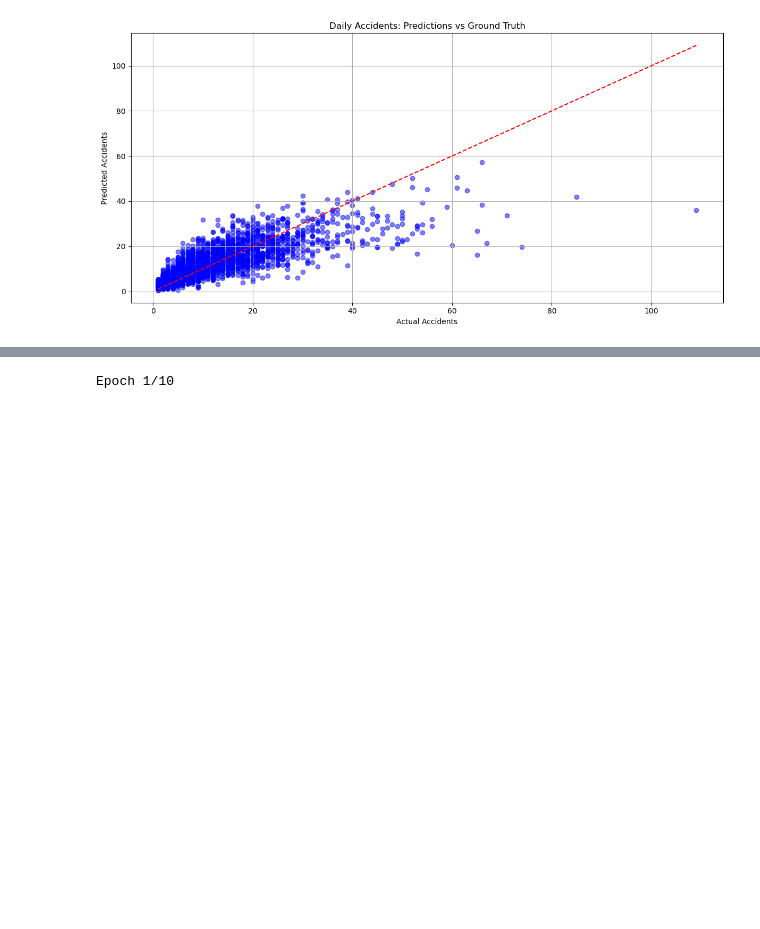
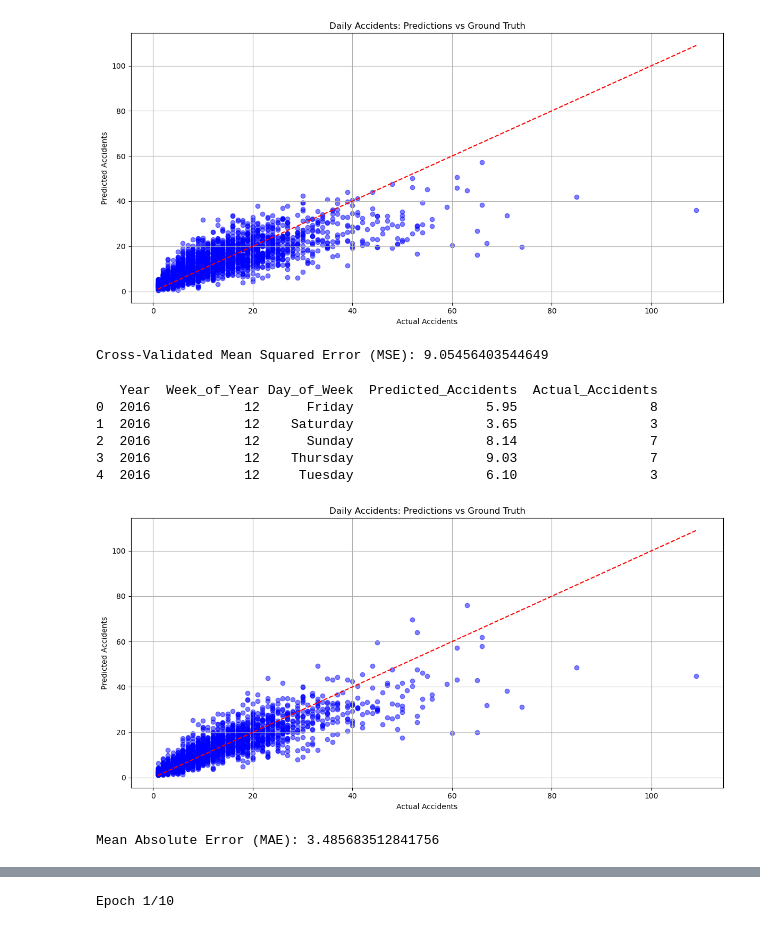
Before and after one commit to Dmytro-Bonislavskyi/team_project, a Jupyter notebook: Experiments/model_dmytro.ipynb, the cells around one changed output, grey strips where cells are left out. Saved outputs shown, nothing was run; the diff lists cells and outputs as text; code cells hidden in the pictures; blank space fills up the shorter version.

```diff
--- a/Experiments/model_dmytro.ipynb
+++ b/Experiments/model_dmytro.ipynb
@@ -463,6 +463,7 @@ from sklearn.compose import ColumnTransformer
 from sklearn.preprocessing import OneHotEncoder, StandardScaler
 from sklearn.impute import SimpleImputer
 from sklearn.metrics import mean_squared_error, r2_score
+from sklearn.model_selection import cross_val_score
 import matplotlib.pyplot as plt
 
 # Define preprocessing for categorical and numerical features
@@ -493,20 +494,60 @@ rf_pipeline.fit(X_train, y_train)
 
 # Make predictions on the test set
 y_pred_rf = rf_pipeline.predict(X_test)
-
-# Evaluate the Random Forest model
-mse_rf = mean_squared_error(y_test, y_pred_rf)
-r2_rf = r2_score(y_test, y_pred_rf)
-
-print("Random Forest Regressor MSE:", mse_rf)
-print("Random Forest Regressor R^2 Score:", r2_rf)
-
-# Plot predictions vs ground truth
-plt.figure(figsize=(10, 6))
-plt.scatter(y_test, y_pred_rf, alpha=0.5, color='blue')
-plt.plot([min(y_test), max(y_test)], [min(y_test), max(y_test)], color='red', linestyle='--')  # Diagonal line
-plt.xlabel('Ground Truth')
-plt.ylabel('Predictions')
-plt.title('Predictions vs Ground Truth')
-plt.grid(True)
-plt.show()
+# %% [output]
+Cross-Validated Mean Squared Error (MSE): 9.05456403544649
+# %%
+import pandas as pd
+import matplotlib.pyplot as plt
+
+# Add predictions to test DataFrame
+X_test['Predicted_Accidents'] = y_pred_rf
+X_test['Accidents'] = y_test
+
+# Aggregate predictions and actual values by Year, Week_of_Year, and Day_of_Week
+daily_predictions = X_test.groupby(['Year', 'Week_of_Year', 'Day_of_Week'])['Predicted_Accidents'].sum().reset_index()
+daily_actuals = X_test.groupby(['Year', 'Week_of_Year', 'Day_of_Week'])['Accidents'].sum().reset_index()
+
+# Merge predictions and actuals
+daily_summary = pd.merge(daily_predictions, daily_actuals, on=['Year', 'Week_of_Year', 'Day_of_Week'], how='inner')
+daily_summary.columns = ['Year', 'Week_of_Year', 'Day_of_Week', 'Predicted_Accidents', 'Actual_Accidents']
+
+# Print the first few rows of the daily summary
+print(daily_summary.head())
+
+# Calculate MSE and R^2 score for daily summaries
+mse_daily = mean_squared_error(daily_summary['Actual_Accidents'], daily_summary['Predicted_Accidents'])
+r2_daily = r2_score(daily_summary['Actual_Accidents'], daily_summary['Predicted_Accidents'])
+
+# Plot predictions vs ground truth
+plt.figure(figsize=(12, 6))
+plt.scatter(daily_summary['Actual_Accidents'], daily_summary['Predicted_Accidents'], alpha=0.5, color='blue')
+plt.plot([min(daily_summary['Actual_Accidents']), max(daily_summary['Actual_Accidents'])],
+         [min(daily_summary['Actual_Accidents']), max(daily_summary['Actual_Accidents'])],
+         color='red', linestyle='--')  # Diagonal line
+plt.xlabel('Actual Accidents')
+plt.ylabel('Predicted Accidents')
+plt.title('Daily Accidents: Predictions vs Ground Truth')
+plt.grid(True)
+plt.tight_layout()
+plt.show()
+# %% [output]
+   Year  Week_of_Year Day_of_Week  Predicted_Accidents  Actual_Accidents
+0  2016            12      Friday                 5.95                 8
+1  2016            12    Saturday                 3.65                 3
+2  2016            12      Sunday                 8.14                 7
+3  2016            12    Thursday                 9.03                 7
+4  2016            12     Tuesday                 6.10                 3
+[figure, added]
+# %%
+from sklearn.metrics import mean_absolute_error
+
+# Calculate the absolute differences between actual and predicted accidents
+daily_summary['Absolute_Difference'] = daily_summary['Actual_Accidents'] - daily_summary['Predicted_Accidents']
+
+# Calculate the Mean Absolute Error
+mae = mean_absolute_error(daily_summary['Actual_Accidents'], daily_summary['Predicted_Accidents'])
+
+print("Mean Absolute Error (MAE):", mae)
+# %% [output]
+Mean Absolute Error (MAE): 3.485683512841756
```
Also changed, not shown: parts of 6 cells of this notebook, 5 other files.
